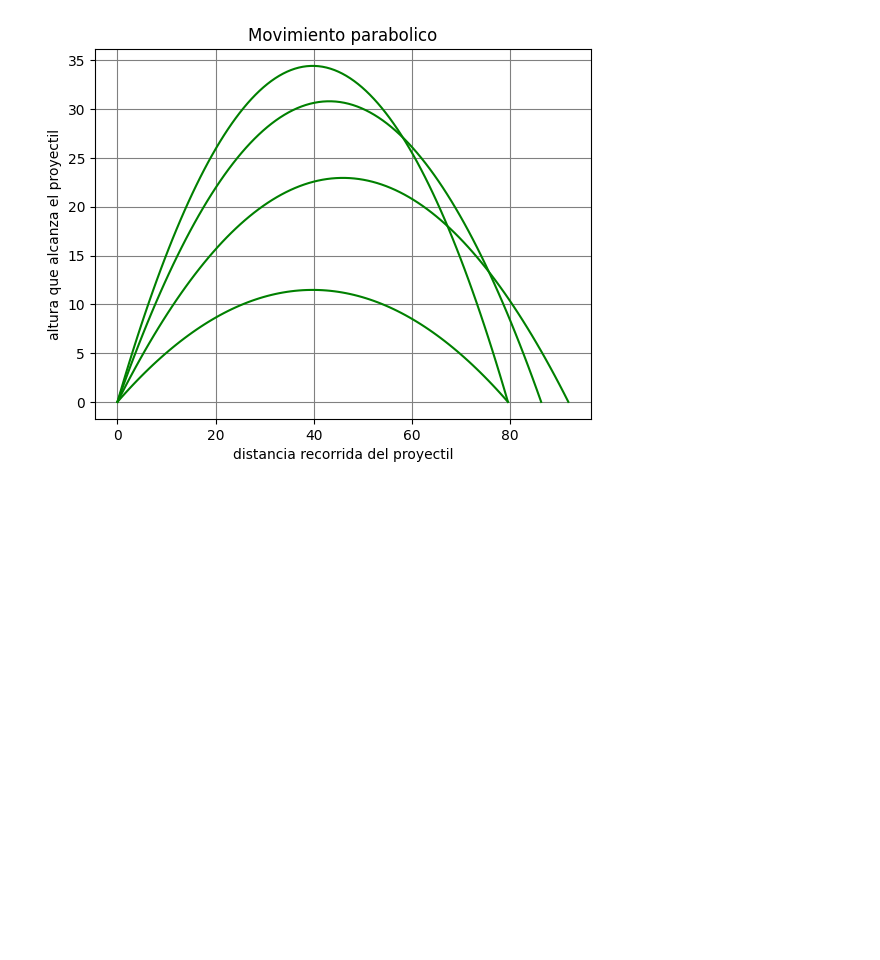
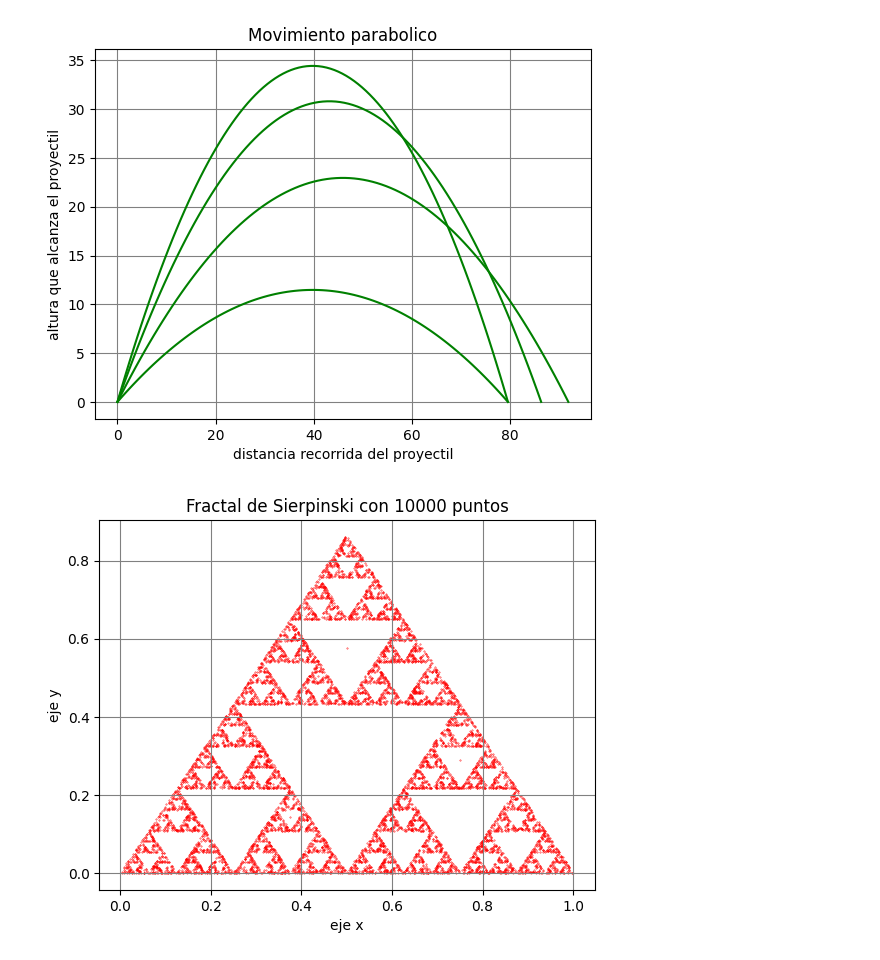
Before and after one commit to luisfernandosoto/Matematicas-aplicadas-1, a Jupyter notebook: reto_semanal.ipynb, the cells around one changed output. Drawn from its saved outputs; the diff is of its cells as text; code cells hidden in the pictures; blank space fills up the shorter version.

```diff
--- a/reto_semanal.ipynb
+++ b/reto_semanal.ipynb
@@ -73,3 +73,42 @@ plt.grid(color="gray")
 plt.show()
 # %% [output]
 [figure]
+# %%
+import matplotlib.pyplot as plt
+import random
+
+def generar_puntos_sierpinski(num_puntos):
+    """Genera puntos del triángulo de Sierpinski usando el método aleatorio."""
+
+    vertices = [(0, 0), (1, 0), (0.5, (3**0.5) / 2)]
+
+
+    x, y = 0.5, (3**0.5) / 6
+    puntos = []
+
+    for _ in range(num_puntos):
+
+        vertice = random.choice(vertices)
+
+        x = (x + vertice[0]) / 2
+        y = (y + vertice[1]) / 2
+        puntos.append((x, y))
+
+    return puntos
+
+def dibujar_fractal_sierpinski(num_puntos):
+    """Dibuja el fractal de Sierpinski usando matplotlib."""
+    puntos = generar_puntos_sierpinski(num_puntos)
+
+    plt.title(f'Fractal de Sierpinski con {num_puntos} puntos')
+    plt.xlabel("eje x")
+    plt.ylabel("eje y")
+    plt.scatter(*zip(*puntos), s=0.1, c='red')
+    plt.grid(color="gray")
+
+    plt.show()
+
+
+dibujar_fractal_sierpinski(10000)
+# %% [output]
+[figure, added]
```
Also changed, not shown: parts of 1 cell of this notebook.
